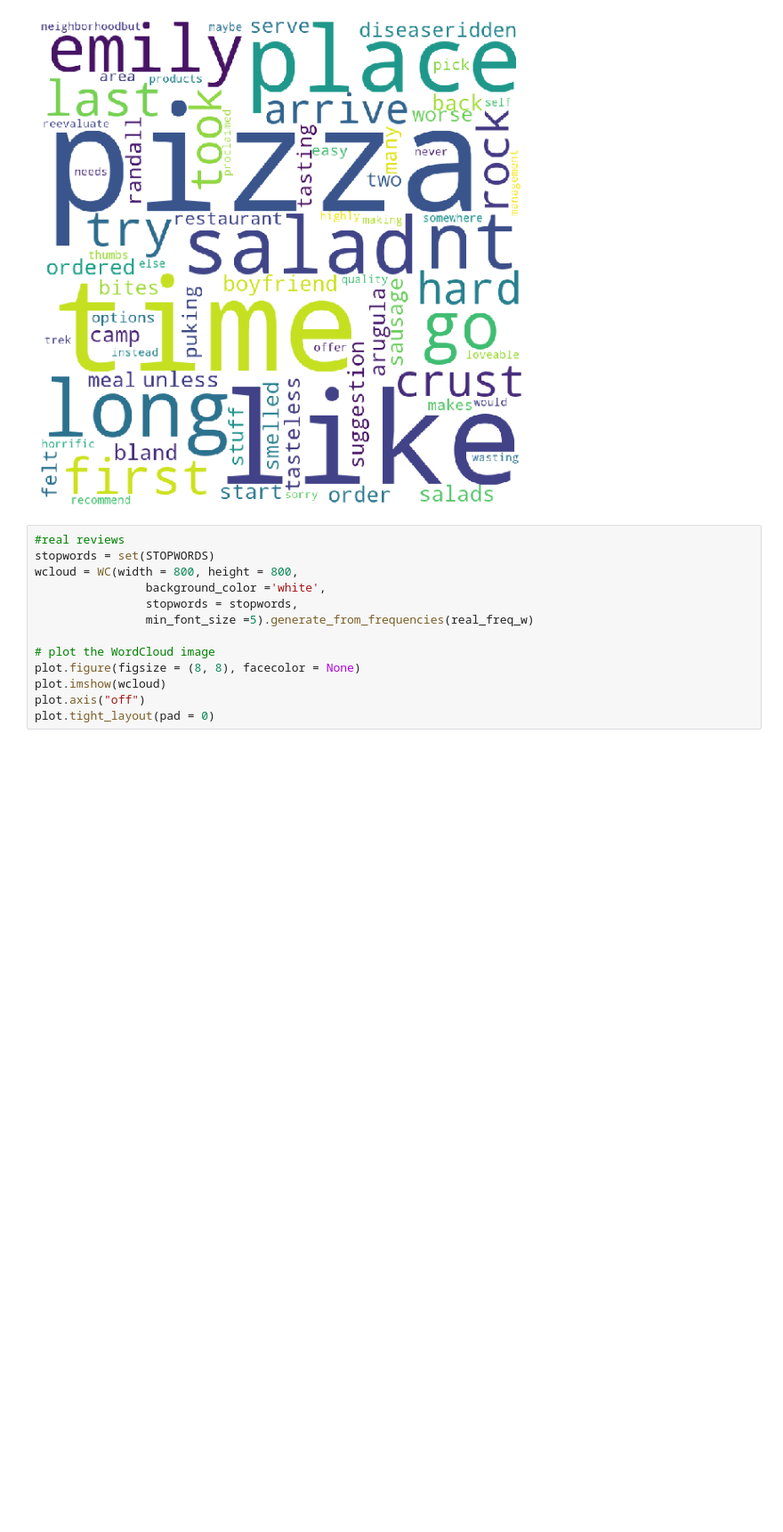
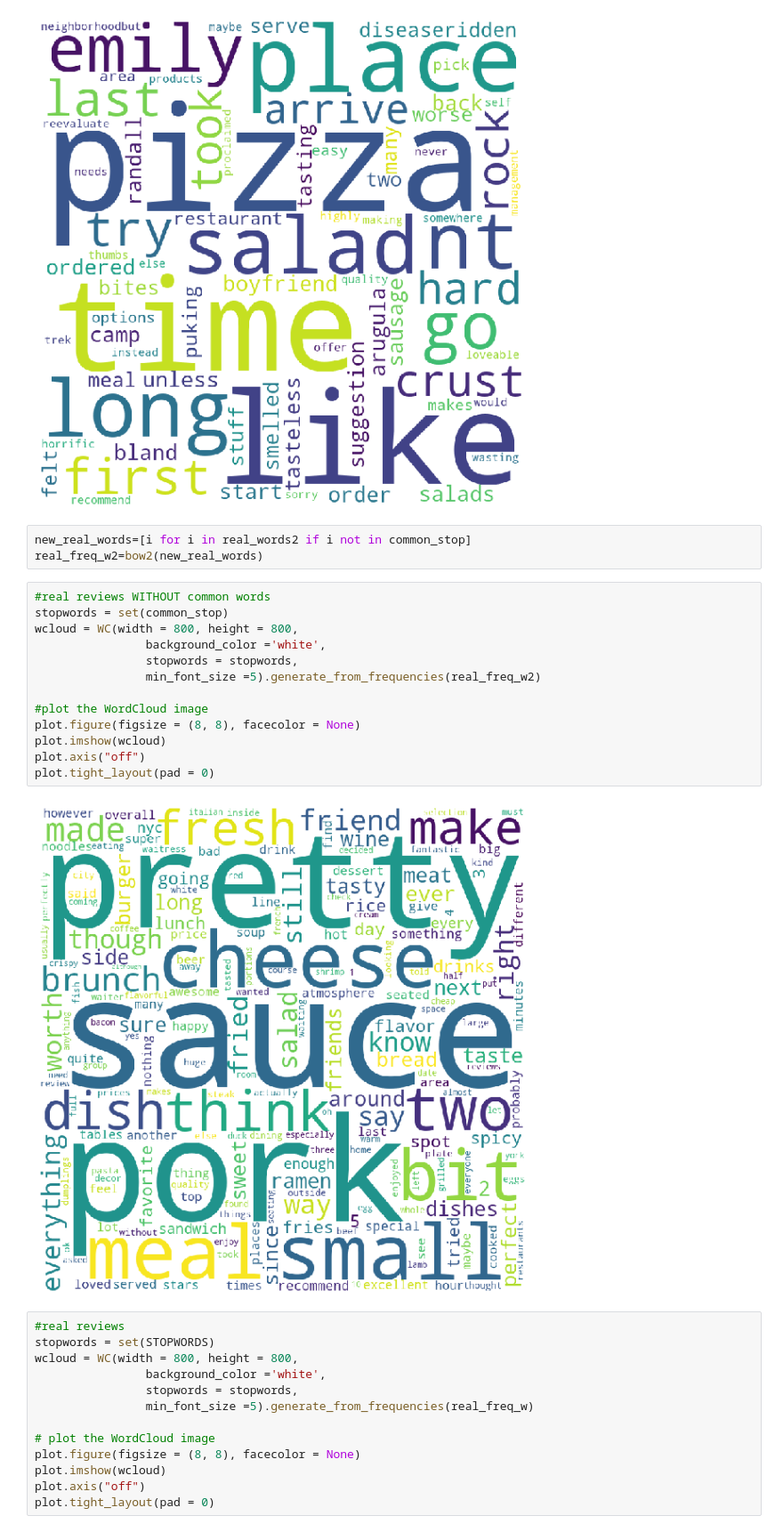
Before and after one commit to ameliachu/fake-review-detection-project, a Jupyter notebook: notebooks/gh1408/1003ProjectGH_Exploration.ipynb, the cells around one changed output. Shown at 89% size. Cells and saved outputs as stored; diff of their text form; blank space fills up the shorter version.

```diff
--- a/notebooks/gh1408/1003ProjectGH_Exploration.ipynb
+++ b/notebooks/gh1408/1003ProjectGH_Exploration.ipynb
@@ -212,6 +212,24 @@ plot.axis("off")
 plot.tight_layout(pad = 0)
 # %% [output]
 [figure]
+# %%
+new_real_words=[i for i in real_words2 if i not in common_stop]
+real_freq_w2=bow2(new_real_words)
+# %%
+#real reviews WITHOUT common words
+stopwords = set(common_stop)
+wcloud = WC(width = 800, height = 800,
+                background_color ='white',
+                stopwords = stopwords,
+                min_font_size =5).generate_from_frequencies(real_freq_w2)
+
+#plot the WordCloud image
+plot.figure(figsize = (8, 8), facecolor = None)
+plot.imshow(wcloud)
+plot.axis("off")
+plot.tight_layout(pad = 0)
+# %% [output]
+[figure, added]
 # %%
 #real reviews
 stopwords = set(STOPWORDS)
```
Also changed, not shown: parts of 19 cells of this notebook.
